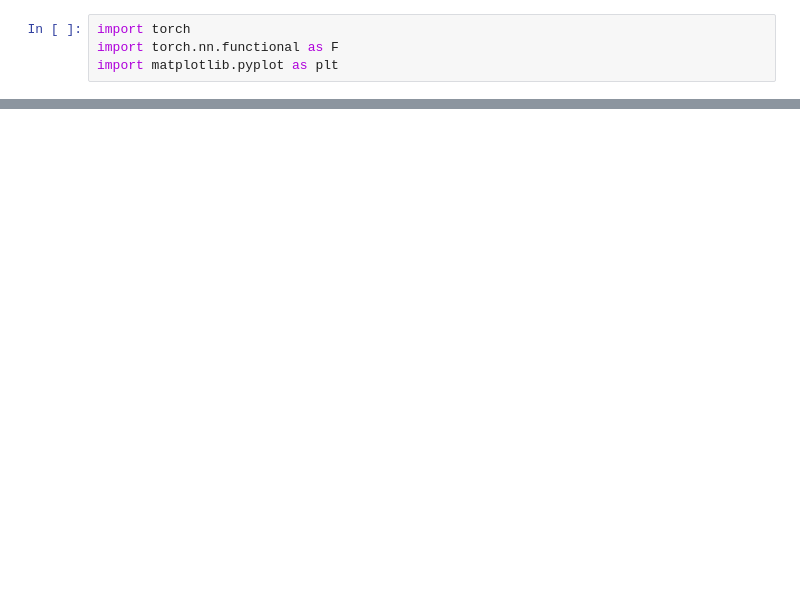
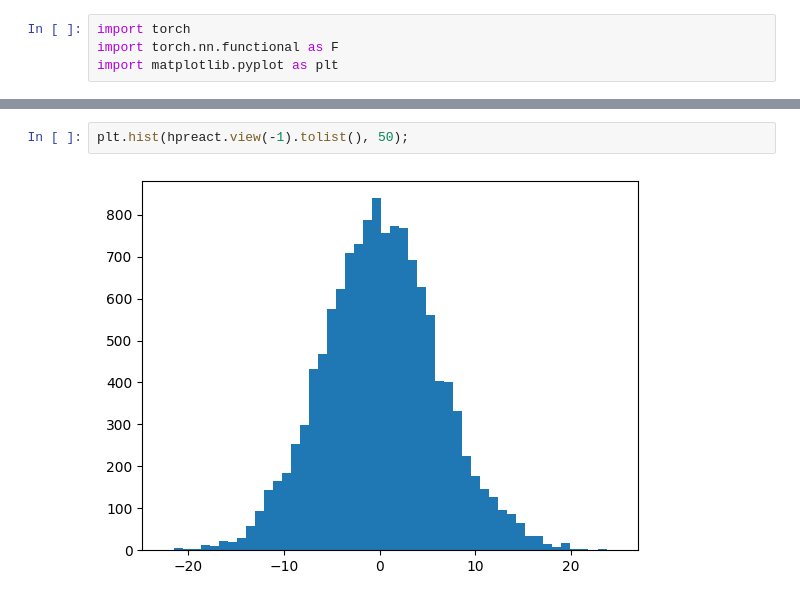
Before and after one commit to OKEnterprises/my-makemore, a Jupyter notebook: makemore_mlp.ipynb, the cells around one changed output, grey strips where cells are left out. Cells and saved outputs as stored; diff of their text form; blank space fills up the shorter version.

```diff
--- a/makemore_mlp.ipynb
+++ b/makemore_mlp.ipynb
@@ -263,0 +112,4 @@ for i in range(C.shape[0]):
+# %%
+plt.hist(hpreact.view(-1).tolist(), 50);
+# %% [output]
+[figure, added]
```
Also changed, not shown: parts of 41 cells of this notebook.
